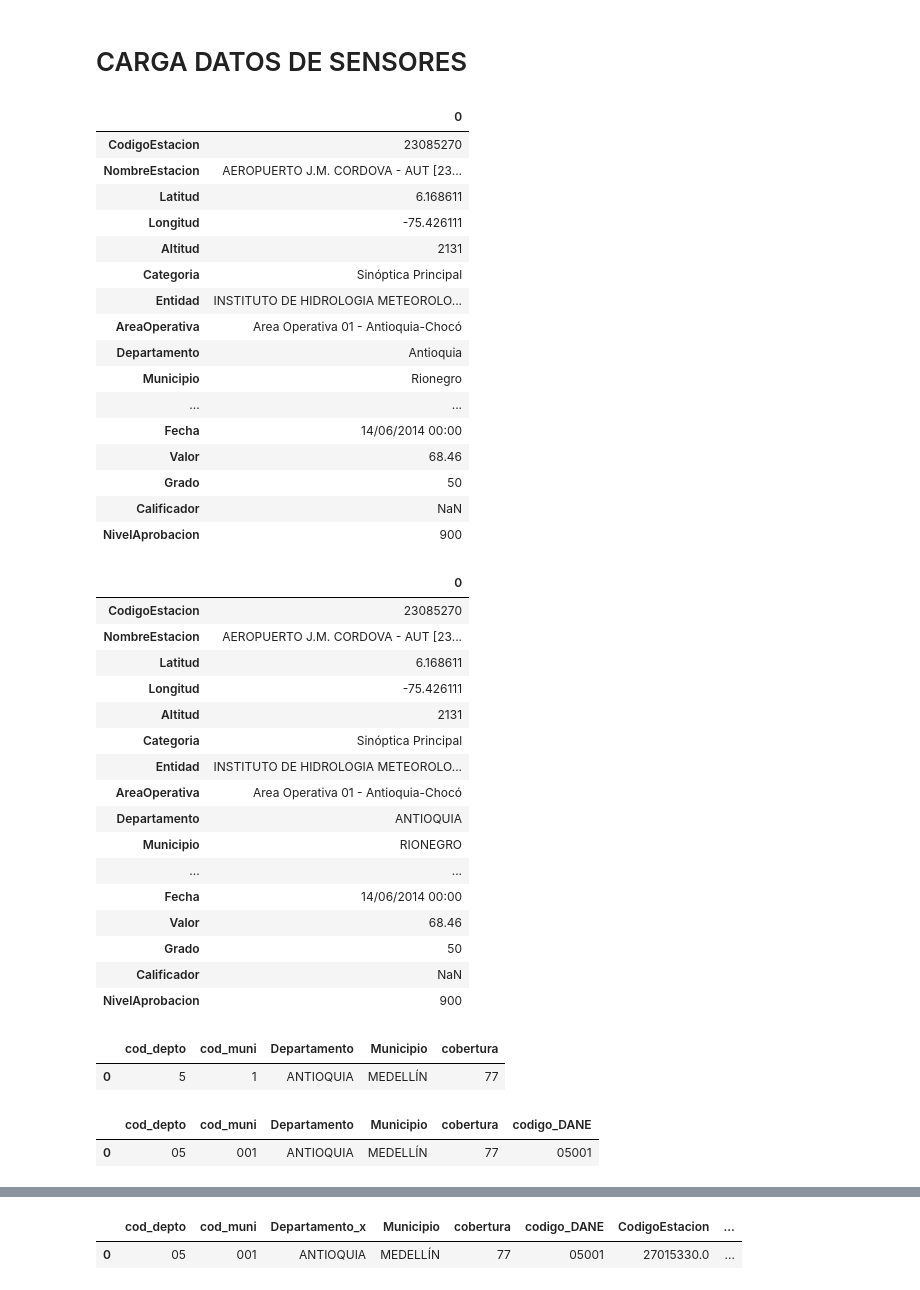
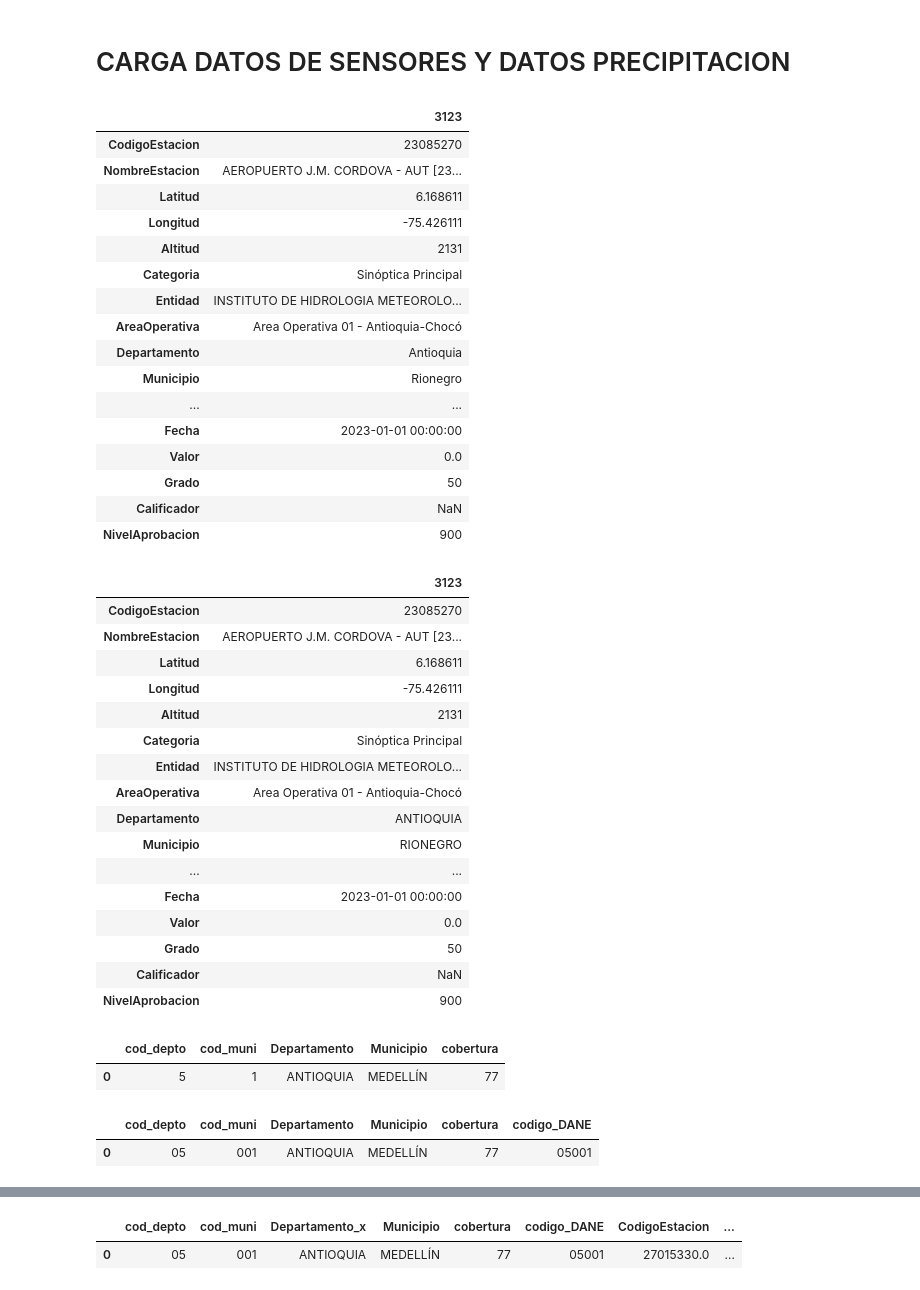
Before and after one commit to stijopa/Tesis, a Jupyter notebook: EDA_T_Sensores.ipynb, the cells around one changed output, grey strips where cells are left out. Saved outputs shown, nothing was run; the diff lists cells and outputs as text; code cells hidden in the pictures.

```diff
--- a/EDA_T_Sensores.ipynb
+++ b/EDA_T_Sensores.ipynb
@@ -17,13 +16,17 @@ Mapa_Antioquia.head(1)
 |  | OBJECTID | COD_MPIO | MPIO_NOMBR | COD_ZONA | COD_SUBREG | REGION | SUBREGION | ZONA | TERRIT_CAR | ... |
 | 0 | 1 | 05761 | SOPETRÁN | Z14 | SR06 | CORANTIOQUIA | OCCIDENTE | Cauca Medio | Hevexicos | ... |
 # %% [markdown]
-# CARGA DATOS DE SENSORES
+# CARGA DATOS DE SENSORES Y DATOS PRECIPITACION
 # %%
 df_Sensores = pd.read_csv("C:\\Users\\JohanStivenPaezBermu\\Downloads\\Datos_Tesis\\Precipitacion_2011_2023_ANT\\Consolidado_Precipitacion_Antioquia.csv")
 #df_Sensores.shape ## (67172, 21)
+df_Sensores['Fecha'] = pd.to_datetime(df_Sensores['Fecha'])
+
+año_busqueda = 2023
+df_Sensores = df_Sensores[df_Sensores['Fecha'].dt.year == año_busqueda]
 df_Sensores.head(1).T
 # %% [output]
-|  | 0 |
+|  | 3123 |
 | CodigoEstacion | 23085270 |
 | NombreEstacion | AEROPUERTO J.M. CORDOVA - AUT [23... |
 | Latitud | 6.168611 |
@@ -35,8 +38,8 @@ df_Sensores.head(1).T
 | Departamento | Antioquia |
 | Municipio | Rionegro |
 | ... | ... |
-| Fecha | 14/06/2014 00:00 |
-| Valor | 68.46 |
+| Fecha | 2023-01-01 00:00:00 |
+| Valor | 0.0 |
 | Grado | 50 |
 | Calificador | NaN |
 | NivelAprobacion | 900 |
@@ -46,7 +49,7 @@ df_Sensores['Municipio'] = df_Sensores['Municipio'].str.upper()
 df_Sensores['Departamento'] = df_Sensores['Departamento'].str.upper()
 df_Sensores.head(1).T
 # %% [output]
-|  | 0 |
+|  | 3123 |
 | CodigoEstacion | 23085270 |
 | NombreEstacion | AEROPUERTO J.M. CORDOVA - AUT [23... |
 | Latitud | 6.168611 |
@@ -58,8 +61,8 @@ df_Sensores.head(1).T
 | Departamento | ANTIOQUIA |
 | Municipio | RIONEGRO |
 | ... | ... |
-| Fecha | 14/06/2014 00:00 |
-| Valor | 68.46 |
+| Fecha | 2023-01-01 00:00:00 |
+| Valor | 0.0 |
 | Grado | 50 |
 | Calificador | NaN |
 | NivelAprobacion | 900 |
@@ -81,13 +84,12 @@ df_Cod_DANE['cod_muni'] = df_Cod_DANE['cod_muni'].apply(lambda x: x.zfill(longit
 
 df_Cod_DANE['cod_depto'] = df_Cod_DANE['cod_depto'].astype(str)
 df_Cod_DANE['cod_depto'] = df_Cod_DANE['cod_depto'].apply(lambda x: x.zfill(longitud_departamento) if len(x) < longitud_departamento else x)
+
+df_Cod_DANE['codigo_DANE'] = df_Cod_DANE.apply(lambda row: ''.join([str(row['cod_depto']), str(row['cod_muni'])]), axis=1)
+df_Cod_DANE.head(1)
+# %% [output]
+|  | cod_depto | cod_muni | Departamento | Municipio | cobertura | codigo_DANE |
+| 0 | 05 | 001 | ANTIOQUIA | MEDELLÍN | 77 | 05001 |
-# %%
-
-df_Cod_DANE['codigo_DANE'] = df_Cod_DANE.apply(lambda row: ''.join([str(row['cod_depto']), str(row['cod_muni'])]), axis=1)
-df_Cod_DANE.head(1)
-# %% [output]
-|  | cod_depto | cod_muni | Departamento | Municipio | cobertura | codigo_DANE |
-| 0 | 05 | 001 | ANTIOQUIA | MEDELLÍN | 77 | 05001 |
 # %%
 df_merge_DANE_SENSOR = pd.merge(df_Cod_DANE, df_Sensores, on='Municipio', how='left')
 df_merge_DANE_SENSOR.head(1).T
```
Also changed, not shown: parts of 7 cells of this notebook.
